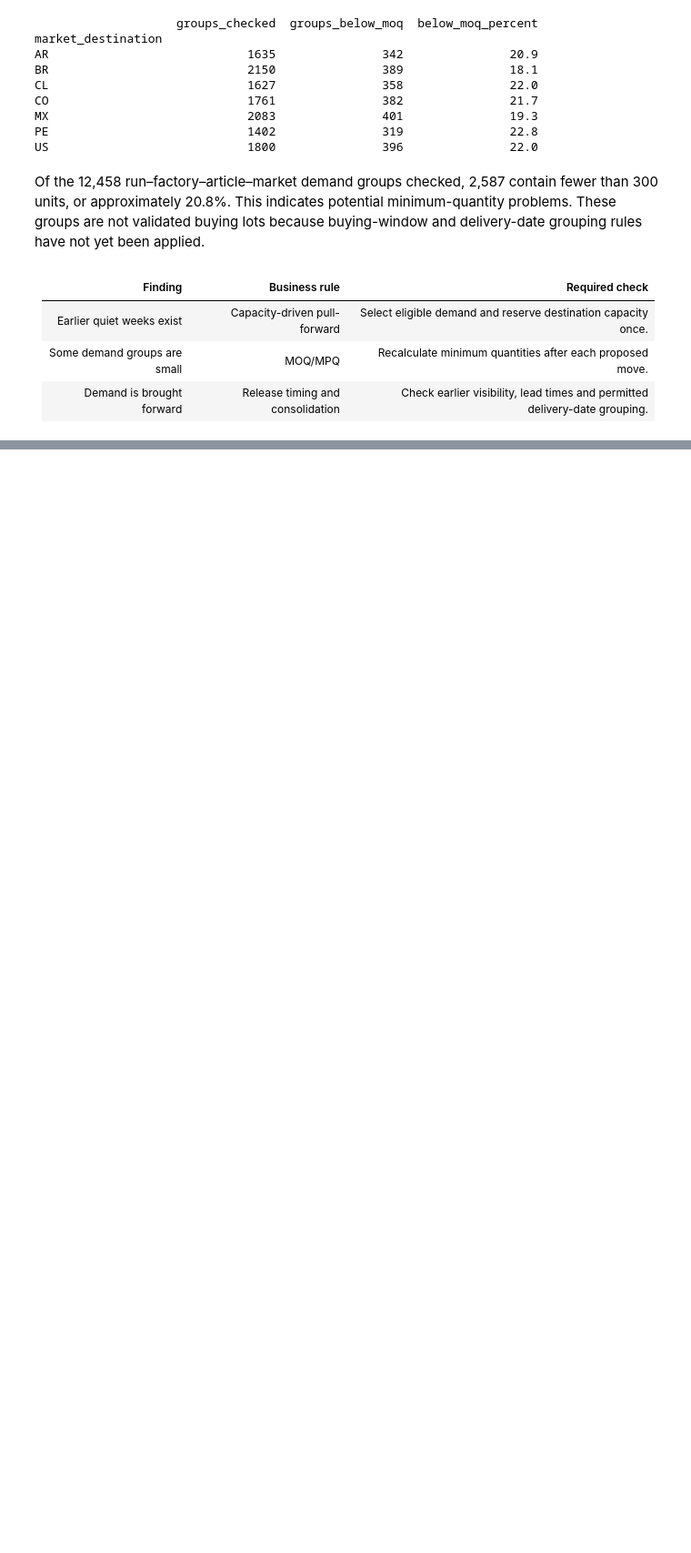
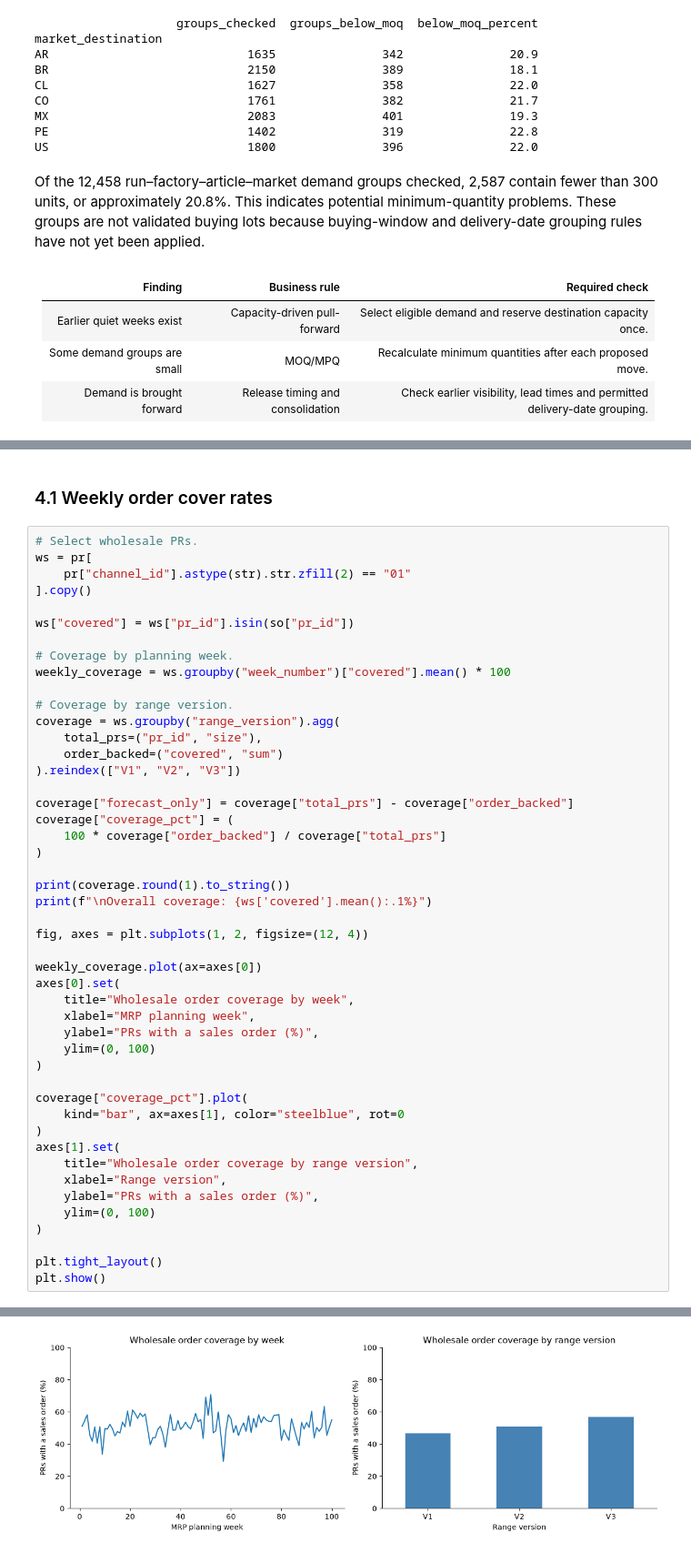
Before and after one commit to Avasarala-lusi/acme-sports-buy-copilot, a Jupyter notebook: notebooks/trend_analysis.ipynb, the cells around one changed output, grey strips where cells are left out. Shown at 91% size. Drawn from its saved outputs; the diff is of its cells as text; blank space fills up the shorter version.

```diff
--- a/notebooks/trend_analysis.ipynb
+++ b/notebooks/trend_analysis.ipynb
@@ -428,0 +431,50 @@ Of the 12,458 run–factory–article–market demand groups checked, 2,587 cont
+# %% [markdown]
+### 4.1 Weekly order cover rates
+# %%
+# Select wholesale PRs.
+ws = pr[
+    pr["channel_id"].astype(str).str.zfill(2) == "01"
+].copy()
+
+ws["covered"] = ws["pr_id"].isin(so["pr_id"])
+
+# Coverage by planning week.
+weekly_coverage = ws.groupby("week_number")["covered"].mean() * 100
+
+# Coverage by range version.
+coverage = ws.groupby("range_version").agg(
+    total_prs=("pr_id", "size"),
+    order_backed=("covered", "sum")
+).reindex(["V1", "V2", "V3"])
+
+coverage["forecast_only"] = coverage["total_prs"] - coverage["order_backed"]
+coverage["coverage_pct"] = (
+    100 * coverage["order_backed"] / coverage["total_prs"]
+)
+
+print(coverage.round(1).to_string())
+print(f"\nOverall coverage: {ws['covered'].mean():.1%}")
+
+fig, axes = plt.subplots(1, 2, figsize=(12, 4))
+
+weekly_coverage.plot(ax=axes[0])
+axes[0].set(
+    title="Wholesale order coverage by week",
+    xlabel="MRP planning week",
+    ylabel="PRs with a sales order (%)",
+    ylim=(0, 100)
+)
+
+coverage["coverage_pct"].plot(
+    kind="bar", ax=axes[1], color="steelblue", rot=0
+)
+axes[1].set(
+    title="Wholesale order coverage by range version",
+    xlabel="Range version",
+    ylabel="PRs with a sales order (%)",
+    ylim=(0, 100)
+)
+
+plt.tight_layout()
+plt.show()
+# %% [output]
@@ -428,0 +488 @@ Of the 12,458 run–factory–article–market demand groups checked, 2,587 cont
+[figure, added]
```
Also changed, not shown: parts of 16 cells of this notebook.
